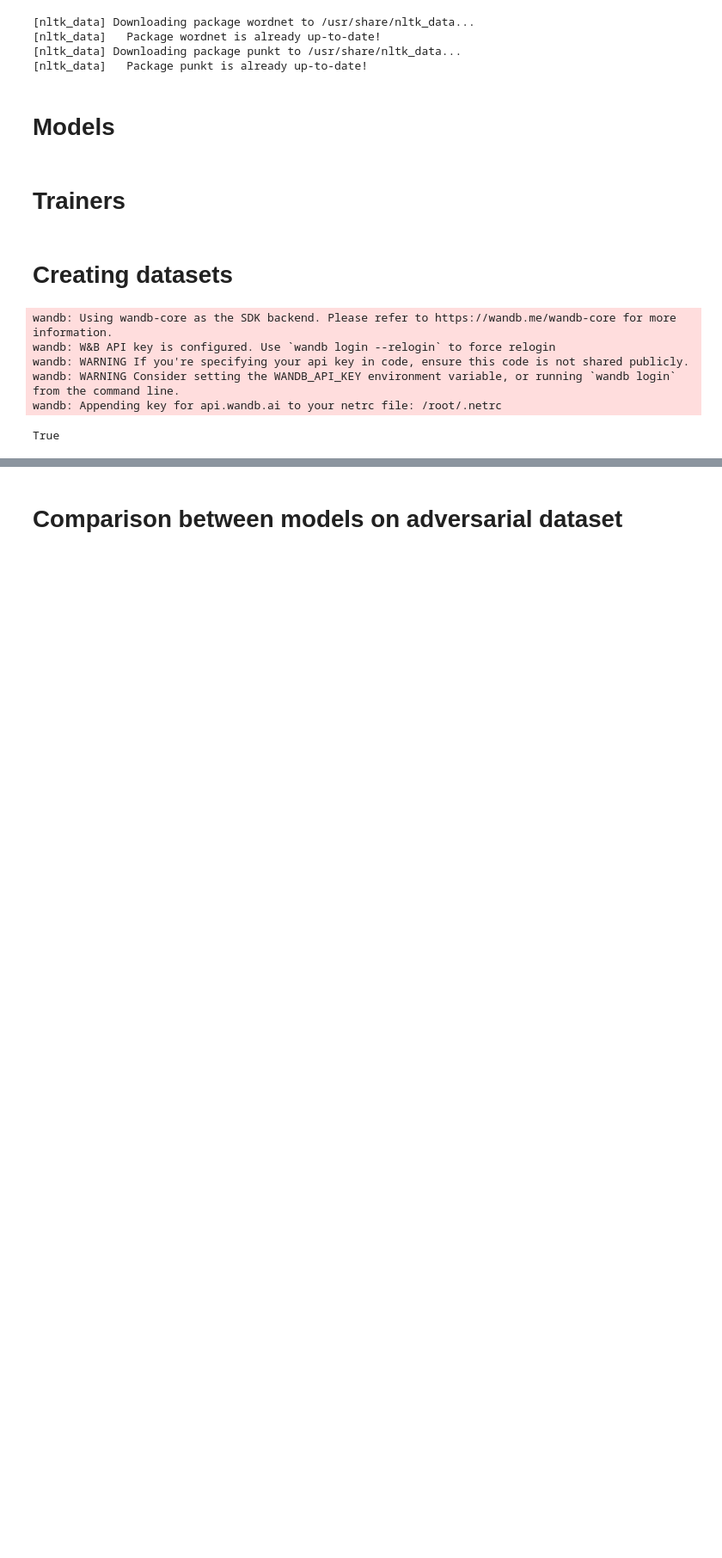
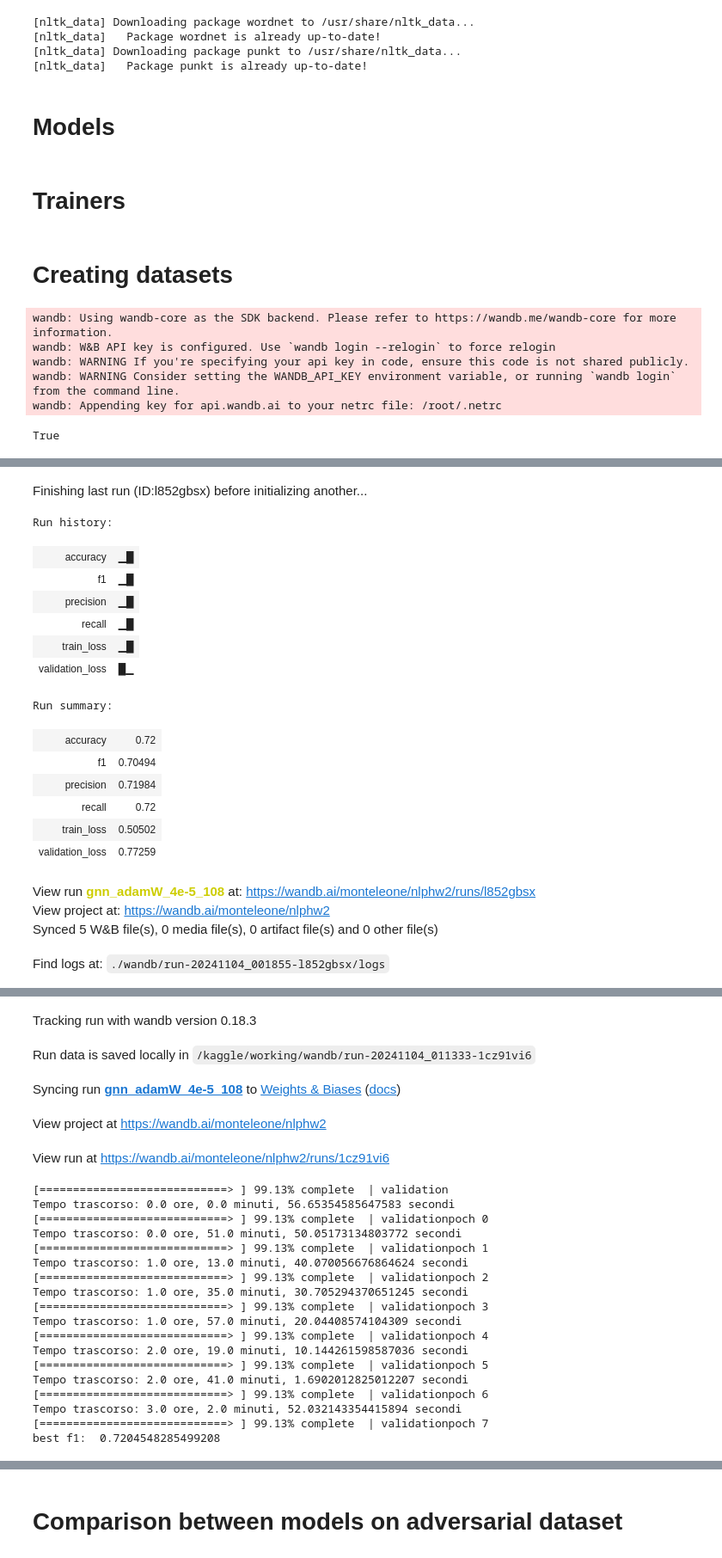
Before and after one commit to monteleone-1883922/hw2_nlp, a Jupyter notebook: main.ipynb, the cells around one changed output, grey strips where cells are left out. Shown at 86% size. Cells and saved outputs as stored; diff of their text form; code cells hidden in the pictures; blank space fills up the shorter version.

```diff
--- a/main.ipynb
+++ b/main.ipynb
@@ -765,8 +682,9 @@ class TrainerGnn():
         return hours, minutes, seconds
 
 
-    def train(self, epochs: int, use_wandb: bool = False, config: dict = {}, name: str="", target_f1: float=0.0):
+    def train(self, epochs: int, use_wandb: bool = False, config: dict = {}, name: str="", target_f1: float=0.0, early_stopping=1000):
         start_time = time.time()
+        restart_stopping = early_stopping
         best_model = None
         old_name = ''
         if use_wandb:
@@ -824,6 +742,13 @@ class TrainerGnn():
                     os.remove(old_name)
                 old_name = name + f'-{target_f1}.pth'
                 torch.save(best_model, name + f'-{target_f1}.pth')
+                early_stopping = restart_stopping
+            else:
+                early_stopping -= 1
+                if early_stopping == 0:
+                    self.model.load_state_dict(best_model)
+                    print('\nbest f1: ', target_f1)
+                    return
             if use_wandb:
                 wandb.log({"validation_loss": validation_loss,
                       "precision": precision,
@@ -832,7 +757,8 @@ class TrainerGnn():
                       "accuracy": accuracy,
                       "train_loss": total_loss / len(self.train_dataloader)})
             if self.scheduler is not None:
-                self.scheduler.step()
+                self.scheduler.step(f1)
+        self.model.load_state_dict(best_model)
         print('\nbest f1: ', target_f1)
         if use_wandb:
             wandb.finish()
@@ -1084,4 +1038,4 @@ Tempo trascorso: 0.0 ore, 0.0 minuti, 26.27844548225403 secondi
 # %%
-train_dataset_gnn = NLIDatasetGnn(training_set, "/kaggle/input/basemodeldataset/training.json", load=True)#, do_remove_punctuation=True)
+train_dataset_gnn = NLIDatasetGnn(training_set)#, "/kaggle/input/basemodeldataset/training.json", load=True)#, do_remove_punctuation=True)
 
-validation_dataset_gnn = NLIDatasetGnn(validation_set, "/kaggle/input/basemodeldataset/validation.json", load=True)#, do_remove_punctuation=True)
+validation_dataset_gnn = NLIDatasetGnn(validation_set)#, "/kaggle/input/basemodeldataset/validation.json", load=True)#, do_remove_punctuation=True)
@@ -1087,0 +1046,33 @@ validation_dataset_gnn = NLIDatasetGnn(validation_set, "/kaggle/input/basemodeld
+# %%
+
+
+
+model_gnn = RobertaClassifierGnnLayerNorm(False, dropout=0.3)
+
+optimizer = torch.optim.AdamW(model_gnn.parameters(), lr=4e-5, weight_decay=1e-5)
+
+scheduler = ReduceLROnPlateau(optimizer, 'max', patience=2)
+
+trainer = TrainerGnn(model_gnn, train_dataloader_gnn, validation_dataloader_gnn, optimizer, nn.CrossEntropyLoss(),'cuda' if torch.cuda.is_available() else 'cpu', scheduler=scheduler)#, scheduler = torch.optim.lr_scheduler.MultiStepLR(optimizer,[2],0.2))
+
+trainer.train(10, use_wandb=True, name="gnn_adamW_4e-5_"+ str(seed), early_stopping=3)
+# %% [output]
+Finishing last run (ID:l852gbsx) before initializing another...
+Run history:
+| accuracy | ▁█ |
+| f1 | ▁█ |
+| precision | ▁█ |
+| recall | ▁█ |
+| train_loss | ▁█ |
+| validation_loss | █▁ |
+Run summary:
+| accuracy | 0.72 |
+| f1 | 0.70494 |
+| precision | 0.71984 |
+| recall | 0.72 |
+| train_loss | 0.50502 |
+| validation_loss | 0.77259 |
+View run gnn_adamW_4e-5_108 at: https://wandb.ai/monteleone/nlphw2/runs/l852gbsx
+View project at: https://wandb.ai/monteleone/nlphw2
+Synced 5 W&B file(s), 0 media file(s), 0 artifact file(s) and 0 other file(s)
+Find logs at: ./wandb/run-20241104_001855-l852gbsx/logs
@@ -1087,0 +1080,23 @@ validation_dataset_gnn = NLIDatasetGnn(validation_set, "/kaggle/input/basemodeld
+Tracking run with wandb version 0.18.3
+Run data is saved locally in /kaggle/working/wandb/run-20241104_011333-1cz91vi6
+Syncing run gnn_adamW_4e-5_108 to Weights & Biases (docs)
+View project at https://wandb.ai/monteleone/nlphw2
+View run at https://wandb.ai/monteleone/nlphw2/runs/1cz91vi6
+[============================> ] 99.13% complete  | validation
+Tempo trascorso: 0.0 ore, 0.0 minuti, 56.65354585647583 secondi
+[============================> ] 99.13% complete  | validationpoch 0
+Tempo trascorso: 0.0 ore, 51.0 minuti, 50.05173134803772 secondi
+[============================> ] 99.13% complete  | validationpoch 1
+Tempo trascorso: 1.0 ore, 13.0 minuti, 40.070056676864624 secondi
+[============================> ] 99.13% complete  | validationpoch 2
+Tempo trascorso: 1.0 ore, 35.0 minuti, 30.705294370651245 secondi
+[============================> ] 99.13% complete  | validationpoch 3
+Tempo trascorso: 1.0 ore, 57.0 minuti, 20.04408574104309 secondi
+[============================> ] 99.13% complete  | validationpoch 4
+Tempo trascorso: 2.0 ore, 19.0 minuti, 10.144261598587036 secondi
+[============================> ] 99.13% complete  | validationpoch 5
+Tempo trascorso: 2.0 ore, 41.0 minuti, 1.6902012825012207 secondi
+[============================> ] 99.13% complete  | validationpoch 6
+Tempo trascorso: 3.0 ore, 2.0 minuti, 52.032143354415894 secondi
+[============================> ] 99.13% complete  | validationpoch 7
+best f1:  0.7204548285499208
```
Also changed, not shown: parts of 32 cells of this notebook.
